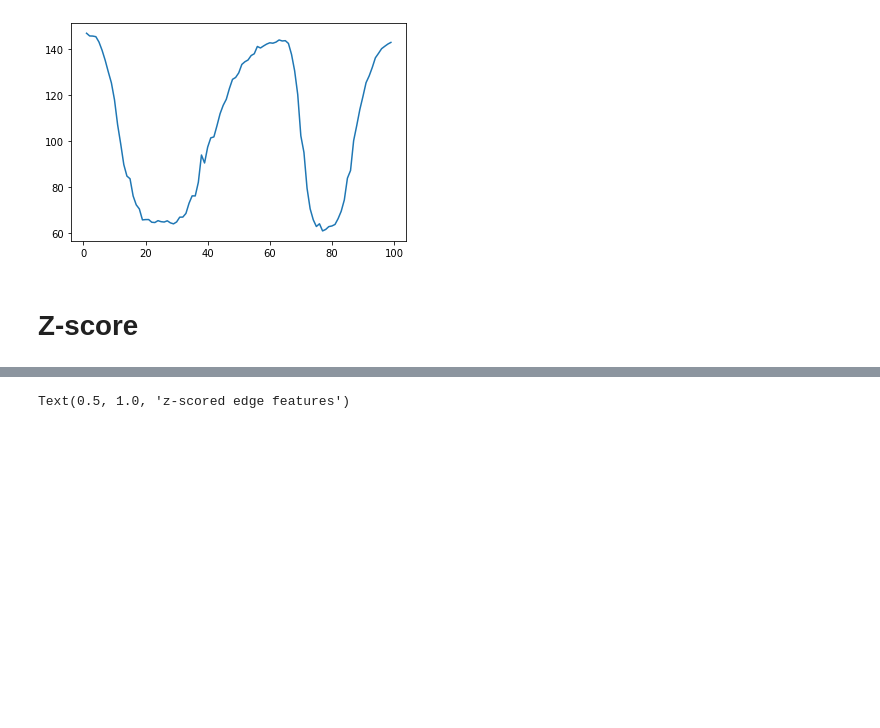
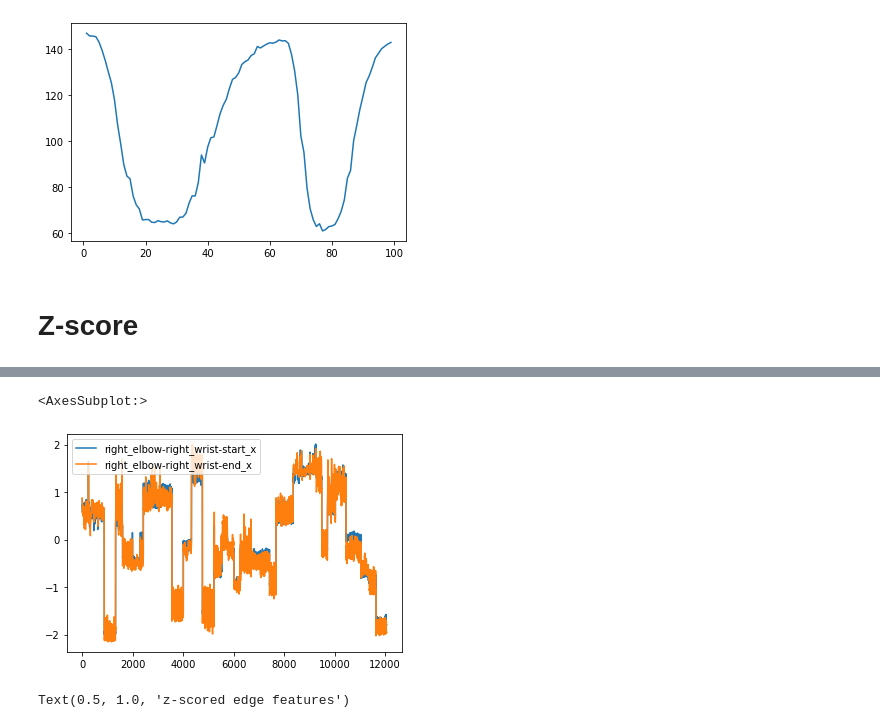
Before and after one commit to donw7/human_motion_analysis, a Jupyter notebook: notebooks/test_keras_tuner.ipynb, the cells around one changed output, grey strips where cells are left out. Cells and saved outputs as stored; diff of their text form; code cells hidden in the pictures; blank space fills up the shorter version.

```diff
--- a/notebooks/test_keras_tuner.ipynb
+++ b/notebooks/test_keras_tuner.ipynb
@@ -367,3 +335,8 @@ df_edge_features_train.iloc[:,48].plot()
+# %%
+df_edge_features_test.iloc[:,[48, 50]].plot()
+# %% [output]
+<AxesSubplot:>
+[figure, added]
 # %%
 # sanity check
 plt.figure(figsize=(15, 4))
```
Also changed, not shown: parts of 50 cells of this notebook, 3 other files.
